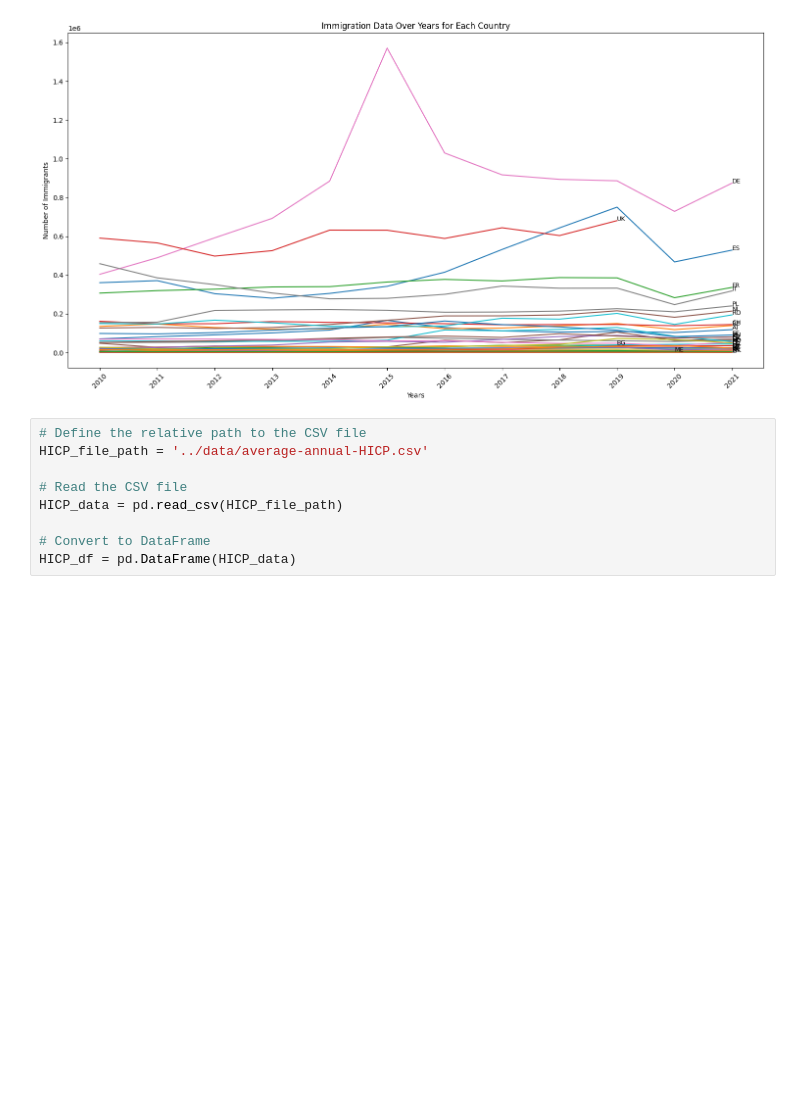
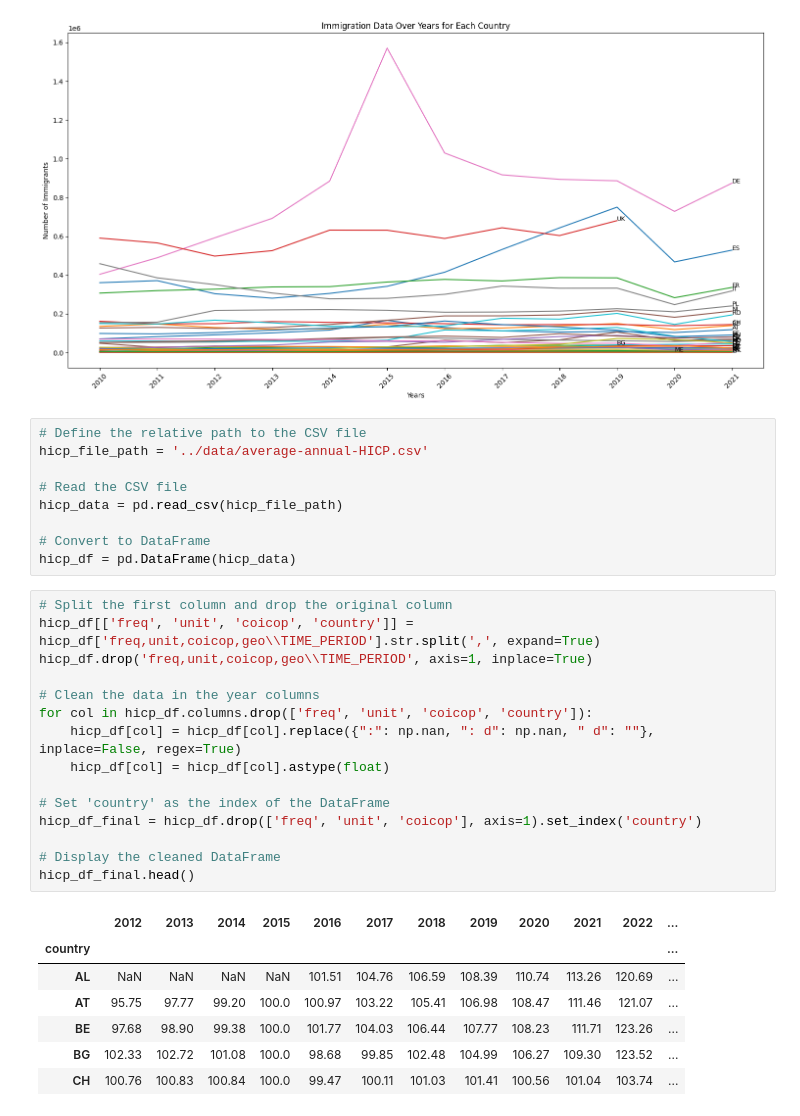
Before and after one commit to venetagrigorova/transport-modal-split, a Jupyter notebook: code/clean-data.ipynb, the cells around one changed output. Drawn from its saved outputs; the diff is of its cells as text; blank space fills up the shorter version.

```diff
--- a/code/clean-data.ipynb
+++ b/code/clean-data.ipynb
@@ -396,10 +396,33 @@ plot_data_with_labels(immigration_df_final, 'Immigration Data Over Years for Eac
 [figure]
 # %%
 # Define the relative path to the CSV file
-HICP_file_path = '../data/average-annual-HICP.csv'
+hicp_file_path = '../data/average-annual-HICP.csv'
 
 # Read the CSV file
-HICP_data = pd.read_csv(HICP_file_path)
+hicp_data = pd.read_csv(hicp_file_path)
 
 # Convert to DataFrame
-HICP_df = pd.DataFrame(HICP_data)
+hicp_df = pd.DataFrame(hicp_data)
+# %%
+# Split the first column and drop the original column
+hicp_df[['freq', 'unit', 'coicop', 'country']] = hicp_df['freq,unit,coicop,geo\\TIME_PERIOD'].str.split(',', expand=True)
+hicp_df.drop('freq,unit,coicop,geo\\TIME_PERIOD', axis=1, inplace=True)
+
+# Clean the data in the year columns
+for col in hicp_df.columns.drop(['freq', 'unit', 'coicop', 'country']):
+    hicp_df[col] = hicp_df[col].replace({":": np.nan, ": d": np.nan, " d": ""}, inplace=False, regex=True)
+    hicp_df[col] = hicp_df[col].astype(float)
+
+# Set 'country' as the index of the DataFrame
+hicp_df_final = hicp_df.drop(['freq', 'unit', 'coicop'], axis=1).set_index('country')
+
+# Display the cleaned DataFrame
+hicp_df_final.head()
+# %% [output]
+|  | 2012 | 2013 | 2014 | 2015 | 2016 | 2017 | 2018 | 2019 | 2020 | 2021 | 2022 | ... |
+| country |  |  |  |  |  |  |  |  |  |  |  | ... |
+| AL | NaN | NaN | NaN | NaN | 101.51 | 104.76 | 106.59 | 108.39 | 110.74 | 113.26 | 120.69 | ... |
+| AT | 95.75 | 97.77 | 99.20 | 100.0 | 100.97 | 103.22 | 105.41 | 106.98 | 108.47 | 111.46 | 121.07 | ... |
+| BE | 97.68 | 98.90 | 99.38 | 100.0 | 101.77 | 104.03 | 106.44 | 107.77 | 108.23 | 111.71 | 123.26 | ... |
+| BG | 102.33 | 102.72 | 101.08 | 100.0 | 98.68 | 99.85 | 102.48 | 104.99 | 106.27 | 109.30 | 123.52 | ... |
+| CH | 100.76 | 100.83 | 100.84 | 100.0 | 99.47 | 100.11 | 101.03 | 101.41 | 100.56 | 101.04 | 103.74 | ... |
```
Also changed, not shown: parts of 1 cell of this notebook.
